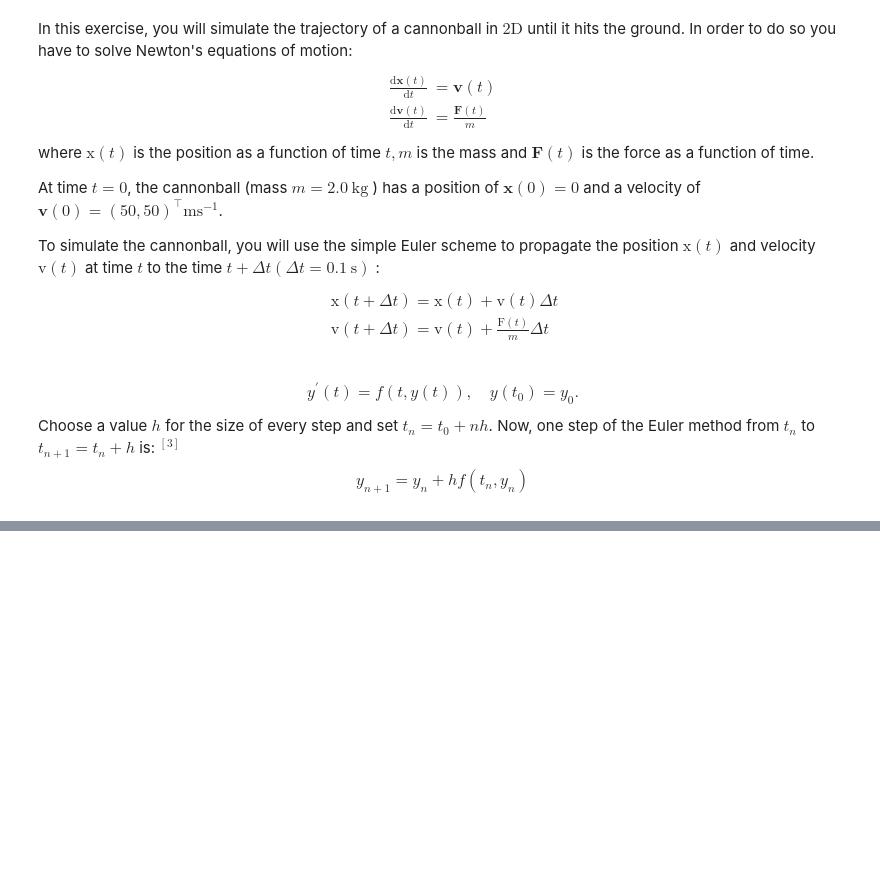
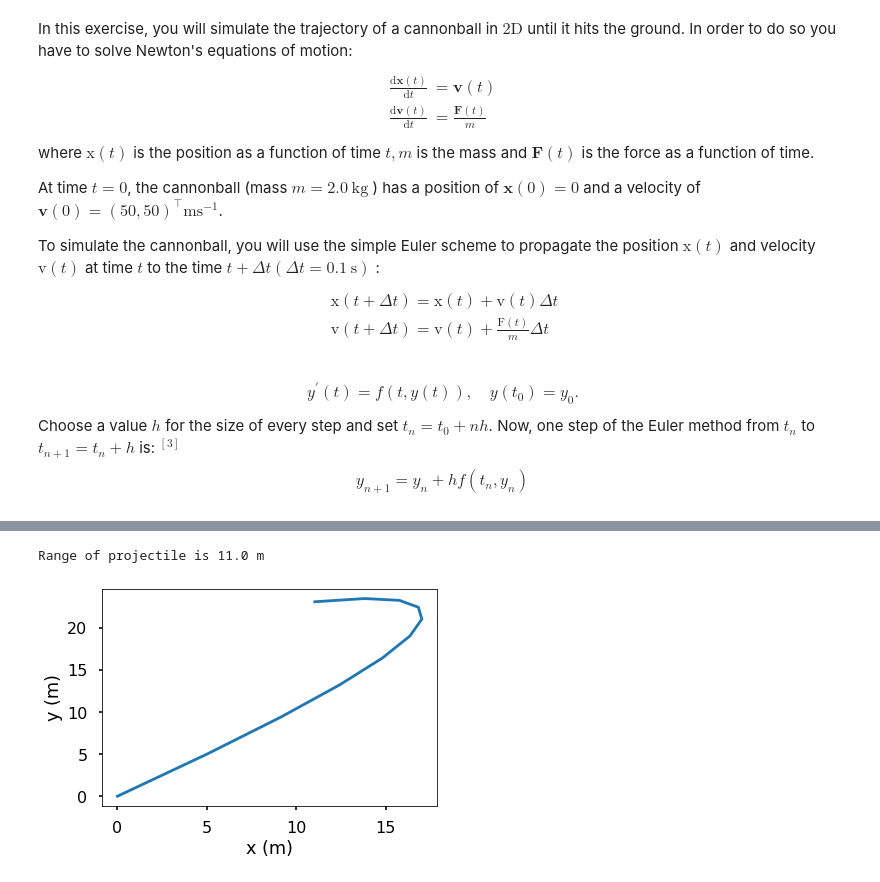
Before and after one commit to TeinkBR/Simulation-Physics-Course, a Jupyter notebook: Task_01_simulation_method_euler_method.ipynb, the cells around one changed output, grey strips where cells are left out. Saved outputs shown, nothing was run; the diff lists cells and outputs as text; code cells hidden in the pictures; blank space fills up the shorter version.

```diff
--- a/Task_01_simulation_method_euler_method.ipynb
+++ b/Task_01_simulation_method_euler_method.ipynb
@@ -215,0 +99,8 @@ ValueError: ignored
+# %%
+plt.plot(x,y,'-')
+plt.ylabel("y (m)")
+plt.xlabel("x (m)")
+print ("Range of projectile is {:3.1f} m".format(x[counter]))
+# %% [output]
+Range of projectile is 11.0 m
+[figure, added]
```
Also changed, not shown: parts of 12 cells of this notebook.
